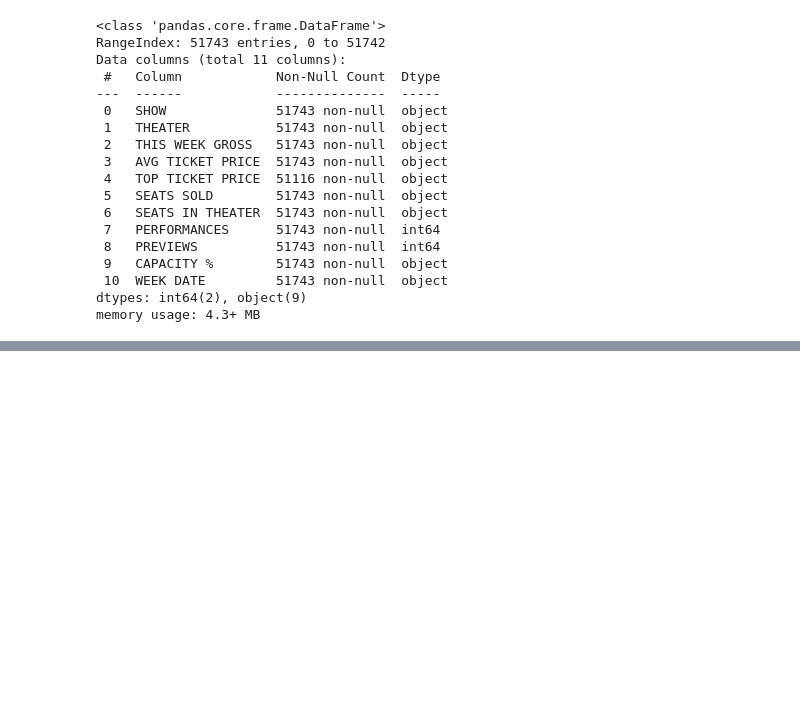
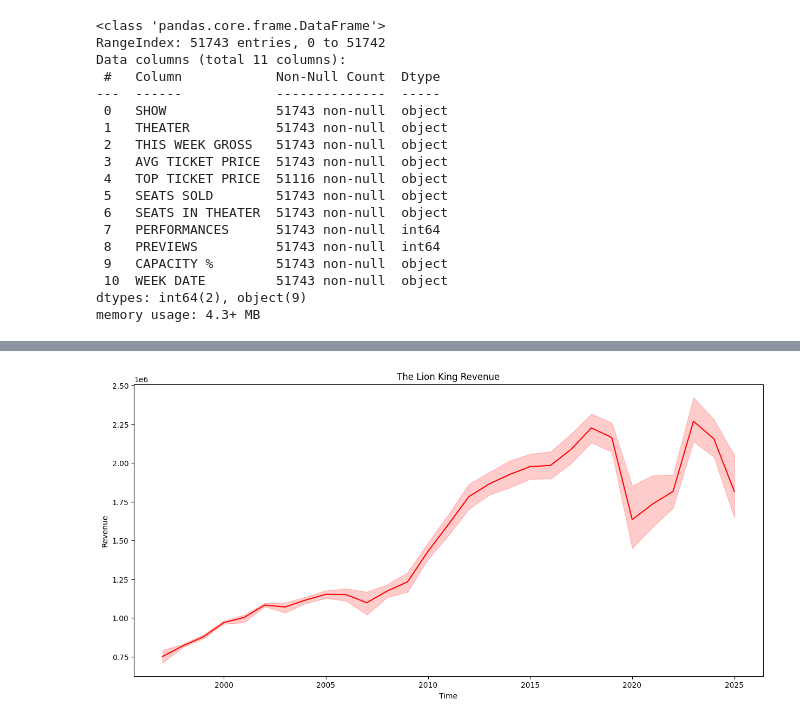
Before and after one commit to BradPutz/Capstone, a Jupyter notebook: Capstone.ipynb, the cells around one changed output, grey strips where cells are left out. Cells and saved outputs as stored; diff of their text form; code cells hidden in the pictures; blank space fills up the shorter version.

```diff
--- a/Capstone.ipynb
+++ b/Capstone.ipynb
@@ -144,0 +187,9 @@ df1.head(5)
+# %%
+plt.figure(figsize=(15,7))
+sns.lineplot(data=df1[df1['SHOW'] == 'The Lion King'],x=df1['WEEK DATE'].dt.year,y=df1['THIS WEEK GROSS'][df1['SHOW'] == 'The Lion King'], color='red')
+plt.title('The Lion King Revenue')
+plt.xlabel('Time')
+plt.ylabel('Revenue')
+plt.show()
+# %% [output]
+[figure, added]
```
Also changed, not shown: parts of 50 cells of this notebook.
